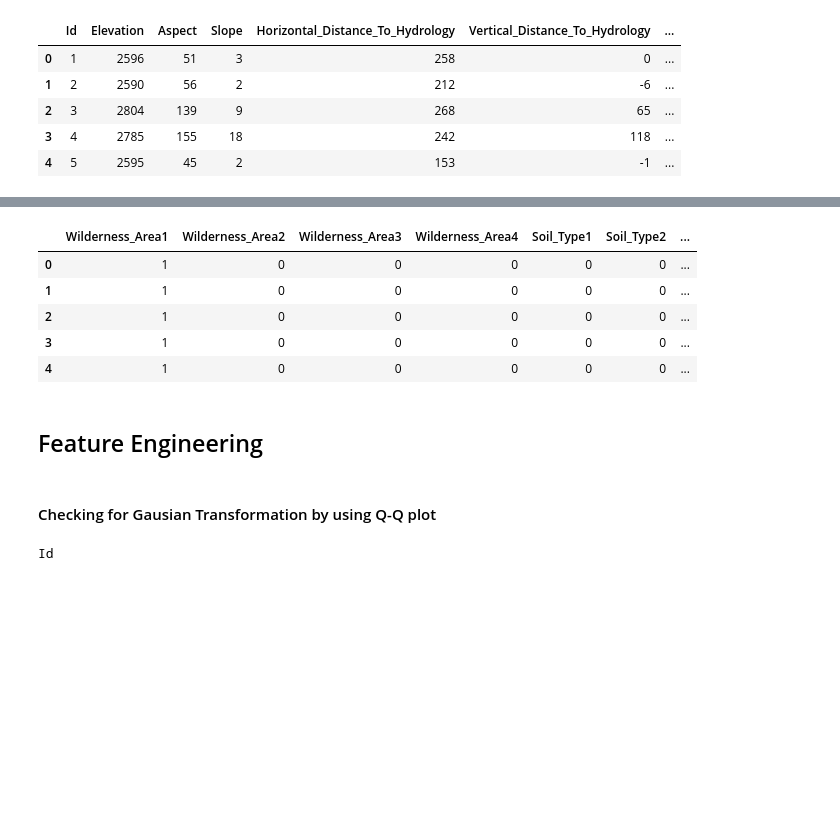
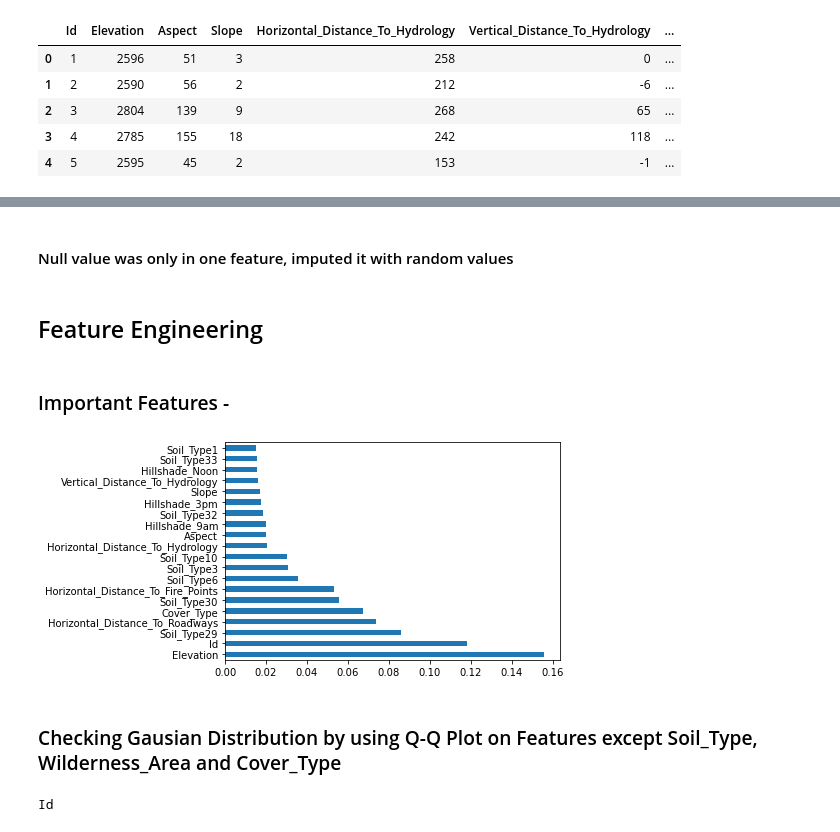
Before and after one commit to Mr-Dheer/Forest-Cover-Type-Prediction, a Jupyter notebook: Model/Forest.ipynb, the cells around one changed output, grey strips where cells are left out. Drawn from its saved outputs; the diff is of its cells as text; code cells hidden in the pictures; blank space fills up the shorter version.

```diff
--- a/Model/Forest.ipynb
+++ b/Model/Forest.ipynb
@@ -66,9 +29,2 @@ df[df_continius].head()
-# %%
-df[df_discrete].head()
-# %% [output]
-|  | Wilderness_Area1 | Wilderness_Area2 | Wilderness_Area3 | Wilderness_Area4 | Soil_Type1 | Soil_Type2 | ... |
-| 0 | 1 | 0 | 0 | 0 | 0 | 0 | ... |
-| 1 | 1 | 0 | 0 | 0 | 0 | 0 | ... |
-| 2 | 1 | 0 | 0 | 0 | 0 | 0 | ... |
-| 3 | 1 | 0 | 0 | 0 | 0 | 0 | ... |
-| 4 | 1 | 0 | 0 | 0 | 0 | 0 | ... |
+# %% [markdown]
+#### Null value was only in one feature, imputed it with random values
@@ -75,5 +40,25 @@ df[df_discrete].head()
 # %% [markdown]
 ## Feature Engineering
+# %% [markdown]
+### Important Features -
+# %%
+X = df.drop(labels=['Wilderness_Area1',
+            'Wilderness_Area2', 'Wilderness_Area3', 'Wilderness_Area4'], axis=1)
+y = df[['Wilderness_Area1',
+        'Wilderness_Area2', 'Wilderness_Area3', 'Wilderness_Area4']]
+
+
+def ETC(number):
+    model = ExtraTreesClassifier()
+    model.fit(X, y)
+    ranked_features = pd.Series(model.feature_importances_, index=X.columns)
+    ranked_features.nlargest(number).plot(kind='barh')
+
+    plt.show()
+
+ETC(20)
+# %% [output]
+[figure, added]
 # %% [markdown]
-#### Checking for Gausian Transformation by using Q-Q plot
+### Checking Gausian Distribution by using Q-Q Plot on Features except Soil_Type, Wilderness_Area and Cover_Type
 # %%
```
Also changed, not shown: parts of 21 cells of this notebook.
